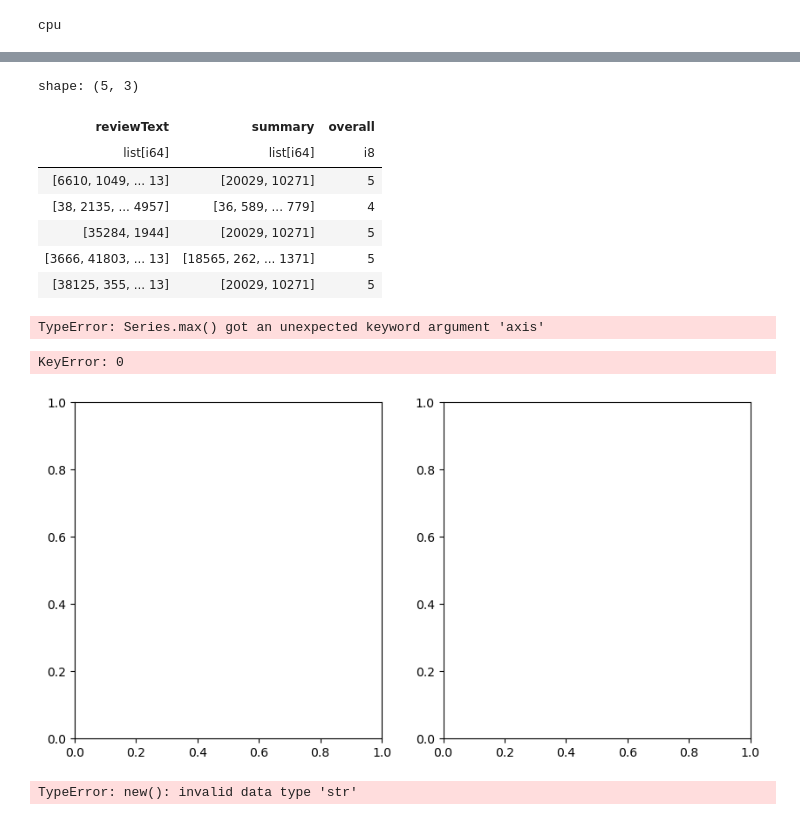
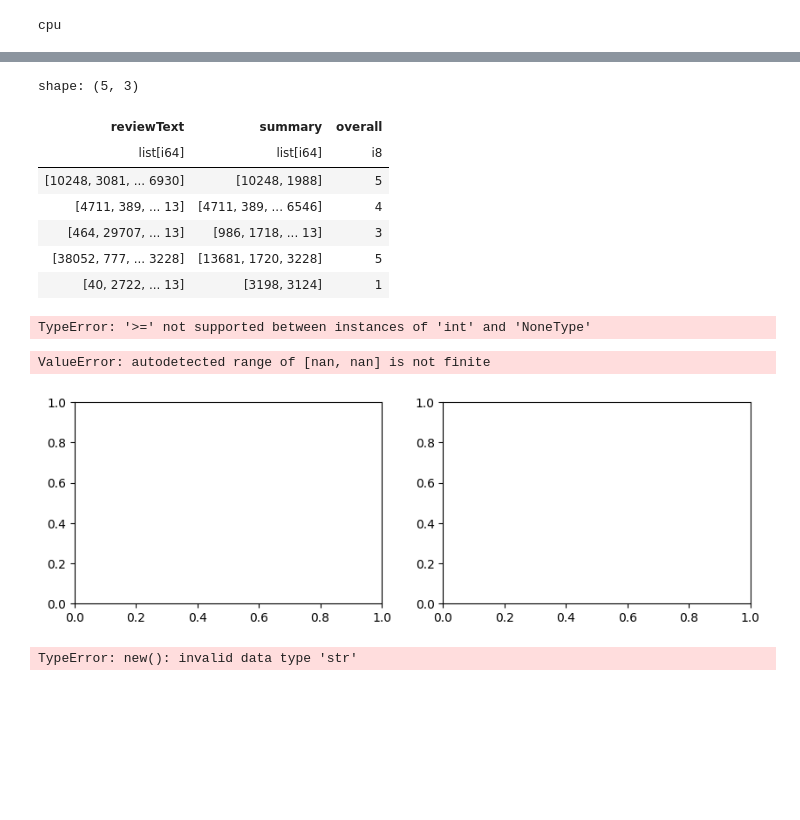
Before and after one commit to JnsJensen/review-summariser, a Jupyter notebook: summariser.ipynb, the cells around one changed output, grey strips where cells are left out. Cells and saved outputs as stored; diff of their text form; code cells hidden in the pictures; blank space fills up the shorter version.

Commit message:
feat(): testing with bigger dataset

```diff
--- a/summariser.ipynb
+++ b/summariser.ipynb
@@ -82,7 +119,7 @@ AttributeError: 'DataFrame' object has no attribute 'write_csv'
 # %%
 # Tokenize and save
 tokenizer = GPT2Tokenizer.from_pretrained("gpt2")
-df = load_dataset(gift, DatasetType.PRUNED)
+df = load_dataset(arts, DatasetType.PRUNED)
 print(df["reviewText"][-1])
 print(df["summary"][-1])
 print(df["overall"][-1])
@@ -91,5 +128,5 @@ df = tokenize(df, tokenizer)
 print(df.tail())
 
 print("|".join(list(df["reviewText"][0].cast(pl.Utf8))))
-save_dataset(df, gift, DatasetType.TOKENIZED)
+save_dataset(df, arts, DatasetType.TOKENIZED)
 # %% [output]
@@ -116,24 +154,24 @@ shape: (5, 3)
 # %%
 # Load the tokenized data
-df = load_dataset(gift, DatasetType.TOKENIZED)
-df.head()
+# df = load_dataset(arts, DatasetType.TOKENIZED)
+df.tail()
 # %% [output]
 shape: (5, 3)
 | reviewText | summary | overall |
 | list[i64] | list[i64] | i8 |
-| [6610, 1049, ... 13] | [20029, 10271] | 5 |
-| [38, 2135, ... 4957] | [36, 589, ... 779] | 4 |
-| [35284, 1944] | [20029, 10271] | 5 |
-| [3666, 41803, ... 13] | [18565, 262, ... 1371] | 5 |
-| [38125, 355, ... 13] | [20029, 10271] | 5 |
+| [10248, 3081, ... 6930] | [10248, 1988] | 5 |
+| [4711, 389, ... 13] | [4711, 389, ... 6546] | 4 |
+| [464, 29707, ... 13] | [986, 1718, ... 13] | 3 |
+| [38052, 777, ... 3228] | [13681, 1720, 3228] | 5 |
+| [40, 2722, ... 13] | [3198, 3124] | 1 |
 # %%
-df = load_dataset(gift, DatasetType.TOKENIZED)
+# df = load_dataset(arts, DatasetType.TOKENIZED)
 
 # Find max length of review text with numpy
-max_review_len = np.max(df['reviewText'].apply(len))
+max_review_len = np.max(list(df['reviewText'].apply(list).apply(len)))
 print("\nMax length of review text: ", max_review_len)
 # Find max length of summary with numpy
-max_summary_len = np.max((df['summary'].apply(len)))
+max_summary_len = np.max((list(df['summary'].apply(list).apply(len))))
 print("Max length of summary: ", max_summary_len)
 # %% [output]
-TypeError: Series.max() got an unexpected keyword argument 'axis'
+TypeError: '>=' not supported between instances of 'int' and 'NoneType'
@@ -140,32 +182,35 @@ TypeError: Series.max() got an unexpected keyword argument 'axis'
 # %%
+# df = preprocess(arts, DatasetType.ORIGINAL, tokenizer)
+
 # Plot a distribution of review lengths with log scale
-fig, ax = plt.subplots(1, 2, figsize=(10, 5))
+fig, ax = plt.subplots(1, 2, figsize=(10, 3))
 
-r_counts, r_bins = np.histogram(df['reviewtext'].apply(len), bins=100)
-s_counts, s_bins = np.histogram(df['summary'].apply(len), bins=100)
+r_counts, r_bins = np.histogram(df["reviewText"].apply(len), bins=100)
+s_counts, s_bins = np.histogram(df["summary"].apply(len), bins=100)
 
-r_counts = df['summary'].apply(len).value_counts()
-print(r_counts)
+r_vcounts = df["reviewText"].apply(len).value_counts()
+s_vcounts = df["summary"].apply(len).value_counts()
+r_vbins = list(r_vcounts["reviewText"])
+s_vbins = list(s_vcounts["summary"])
 
-print(s_bins)
-print(s_counts)
+log_yscale = True
 
-print(len(r_counts), len(r_bins), len(s_counts), len(s_bins))
-
-ax[0].hist(df['reviewtext'].apply(len), bins=100, log=True)
+ax[0].hist(df["reviewText"].apply(len), bins=range(np.min(r_vbins), np.max(r_vbins)), log=log_yscale)
 ax[0].set_title("Distribution of review lengths")
 ax[0].set_xlabel("Review length")
 ax[0].set_ylabel("Frequency")
-ax[0].set_yscale("log")
+ax[0].grid()
 
-ax[1].hist(df['summary'].apply(len), bins=100, log=True)
+ax[1].hist(df["summary"].apply(len), bins=range(np.min(s_vbins), np.max(s_vbins)), log=log_yscale)
 ax[1].set_title("Distribution of summary lengths")
 ax[1].set_xlabel("summary length")
 ax[1].set_ylabel("Frequency")
+ax[1].grid()
+
 plt.show()
 # %% [output]
-KeyError: 0
+ValueError: autodetected range of [nan, nan] is not finite
-[figure, old version]
+[figure, new version]
 # %%
 # torch dataset from pandas dataframe
 # defines a voacbulary of words and converts the review text to a list of indices
```
Also changed, not shown: parts of 4 cells of this notebook.
